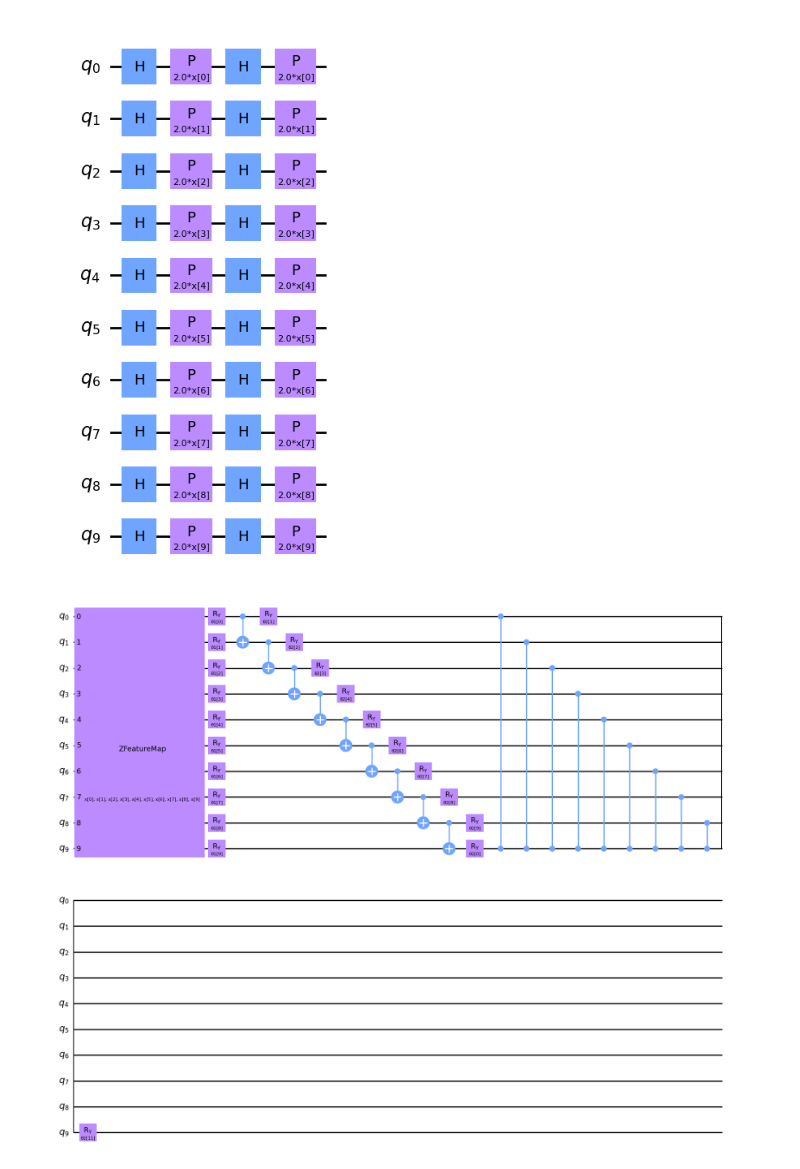
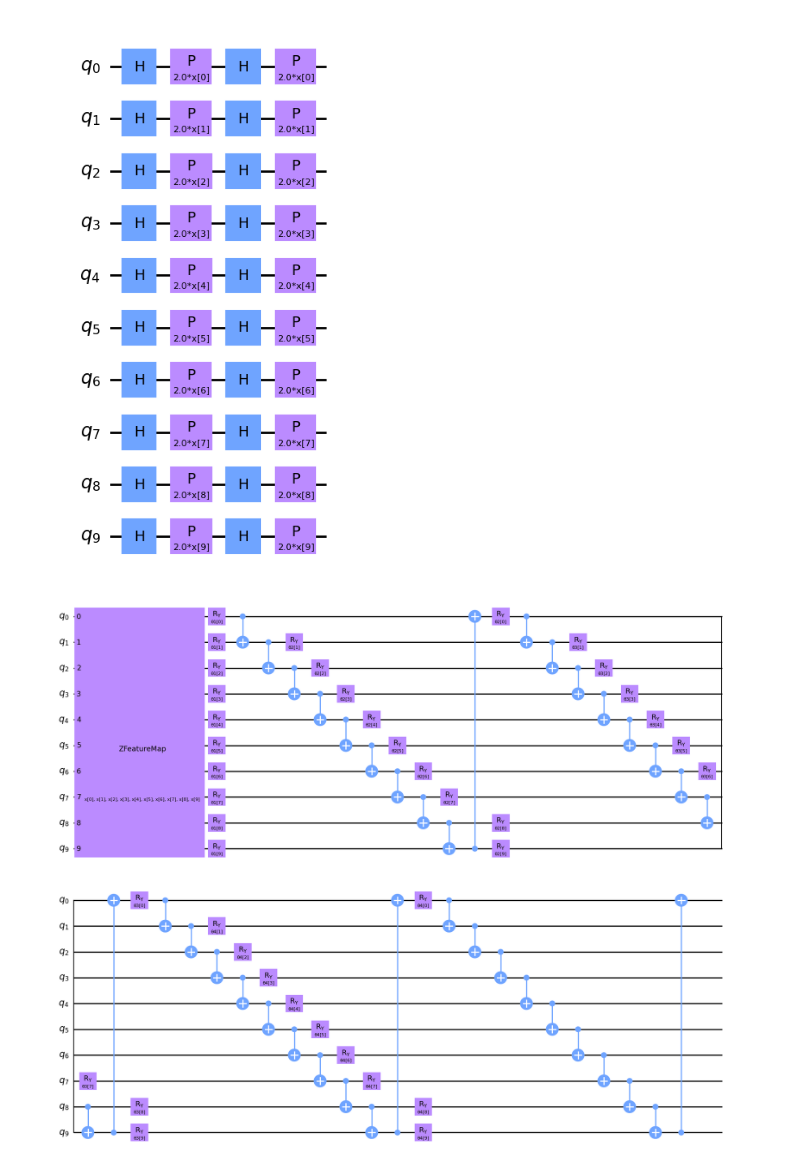
Before and after one commit to benjaminhagan/VIP_QML, a Jupyter notebook: Training on Stock Data.ipynb, the cells around one changed output. Saved outputs shown, nothing was run; the diff lists cells and outputs as text; code cells hidden in the pictures.

Commit message:
Got 60.7% accuracy with circuit depth of 4 and only training since 2010 data

```diff
--- a/Training on Stock Data.ipynb
+++ b/Training on Stock Data.ipynb
@@ -14,7 +14,7 @@ sp500["Tomorrow"] = sp500["Close"].shift(-1)
 sp500["Label"] = 2 * (sp500["Tomorrow"] > sp500["Close"]).astype(int) - 1
 
 #Only uses more recent data
-sp500 = sp500.loc["2010-01-01":].copy()
+sp500 = sp500.loc["2020-01-01":].copy()
 
 #Includes rolling averages for additional features
 horizons = [3,10,25]
@@ -67,7 +67,7 @@ from qiskit import QuantumCircuit
 from qiskit.circuit import ParameterVector
 # %%
 #Function to create the gates with parameters that we will modify through ML techniques
-num_params = 10
+num_params = num_features
 def parametrized_gates(params):
     target = QuantumCircuit(num_features)
 
@@ -77,6 +77,8 @@ def parametrized_gates(params):
     for i in range(num_features-1):
         target.cx(i, i+1)
 
+    target.cx(9,0)
+
     return target
 
 #Draws the ciruit for parametrized gate
@@ -115,13 +117,15 @@ feature_map.decompose().draw("mpl", style="clifford")
 # %%
 #Sets up full circuit with inputs and network
 network = parametrized_gates(ParameterVector("θ1", length=num_params))
-network.compose(pool_circuit(ParameterVector("θ2", length=num_features+2)), inplace=True)
+network.compose(parametrized_gates(ParameterVector("θ2", length=num_params)), inplace=True)
+network.compose(parametrized_gates(ParameterVector("θ3", length=num_params)), inplace=True)
+network.compose(parametrized_gates(ParameterVector("θ4", length=num_params)), inplace=True)
 ml_circuit = QuantumCircuit(num_features)
 ml_circuit.compose(feature_map, inplace=True)
 ml_circuit.compose(network, inplace=True)
 ml_circuit.draw("mpl", style="clifford")
 # %% [output]
-[figure, old version]
+[figure, new version]
 # %%
 from qiskit.quantum_info import SparsePauliOp
 from qiskit_algorithms.optimizers import COBYLA
```
Also changed, not shown: parts of 7 cells of this notebook.
